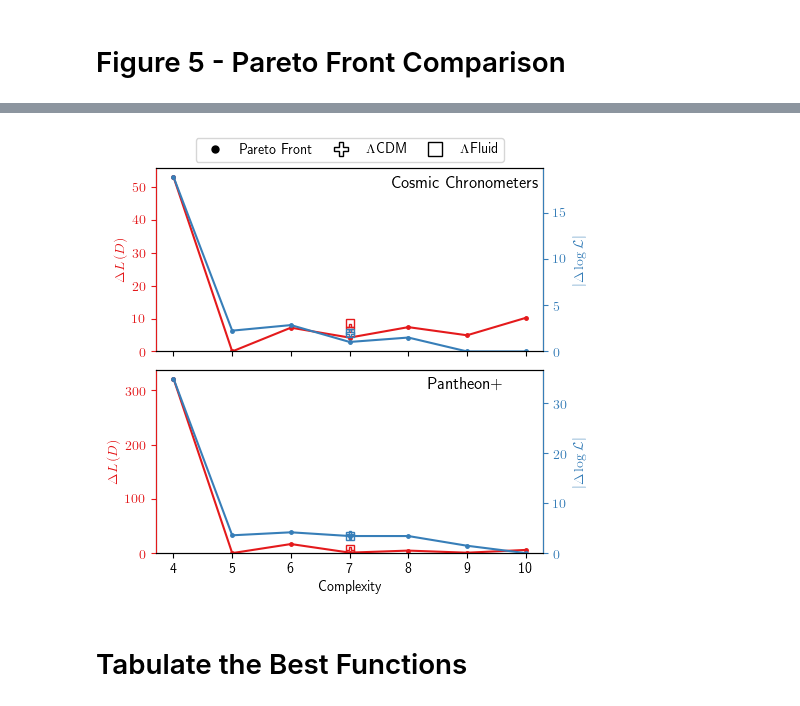
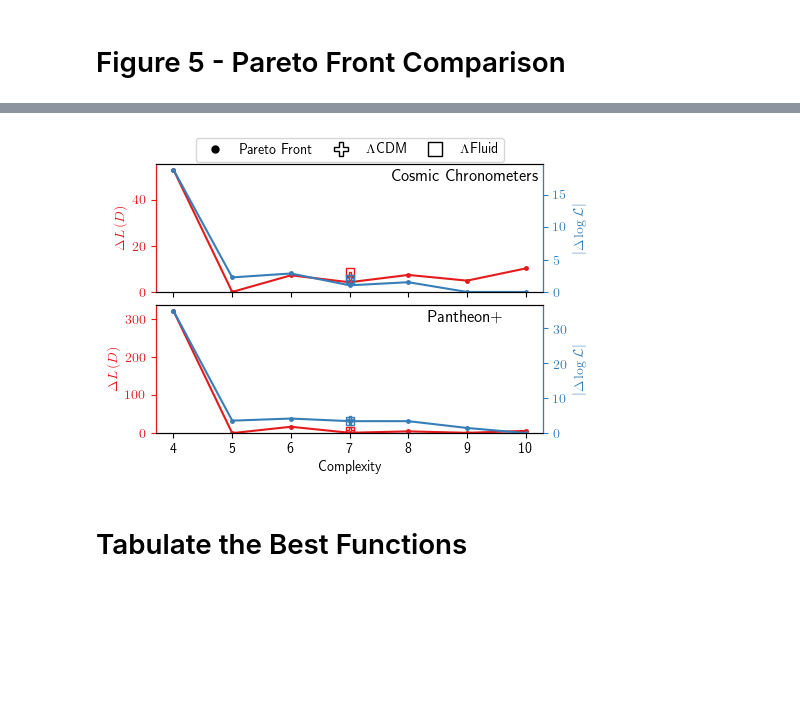
Before and after one commit to DeaglanBartlett/ESR, a Jupyter notebook: ESR/plotting/Paper1_Plots.ipynb, the cells around one changed output, grey strips where cells are left out. Cells and saved outputs as stored; diff of their text form; code cells hidden in the pictures; blank space fills up the shorter version.

```diff
--- a/ESR/plotting/Paper1_Plots.ipynb
+++ b/ESR/plotting/Paper1_Plots.ipynb
@@ -220,7 +220,7 @@ NameError: name 'rcParams' is not defined
 # %% [markdown]
 # Figure 2 - Number of functions vs Complexity
 # %%
-plot_unique = False # True
+plot_unique = True
 
 def file_len(fname):
     p = subprocess.Popen(['wc', '-l', fname], stdout=subprocess.PIPE,
@@ -261,7 +261,7 @@ print(nfun, '%.2e'%nfun)
 
 nfortab = 4
 
-fig, axs = plt.subplots(1, 1, figsize=(5,4))
+fig, axs = plt.subplots(1, 1, figsize=(5,3))
 axs = [axs]
 cm = plt.get_cmap('Set1')
 
@@ -328,7 +328,7 @@ fig.tight_layout()
 fig.subplots_adjust(hspace=0)
 
 leg = axs[int(np.floor(len(axs)/2))].legend(loc='upper center',
-                                            bbox_to_anchor=(0.5, 1.2),
+                                            bbox_to_anchor=(0.5, 1.27),
                                             ncol=nfortab+2,
                                             fancybox=True)
 lines = leg.get_lines()
@@ -535,7 +535,7 @@ all_all_compl = [np.arange(4, 11), np.arange(4, 11)]
 all_twocomp_eq = ['a0 + a1*pow(x,a2)', 'a0 + a1*pow(x,a2)']
 all_lcdm_eq = ['a0 + a1*x**3', 'a0 + a1*x**3']
 
-fig, axs1 = plt.subplots(2, 1, figsize=(5,5), sharex=True)
+fig, axs1 = plt.subplots(2, 1, figsize=(5,3.5), sharex=True)
 axs2 = [ax.twinx() for ax in axs1]
 cm = plt.get_cmap('Set1')
 all_var_idx = [0, 2]
@@ -675,7 +675,7 @@ for k in range(len(axs1)):
     axs1[k].set_ylim(0, None)
     axs2[k].set_ylim(0, None)
 
-    axs1[k].set_title(line_labels[k], x=0.80, y=0.85)
+    axs1[k].set_title(line_labels[k], x=0.80, y=0.80)
 
 legend_elements = [Line2D([0], [0], marker='.', color='k', label=r'Pareto Front',
                       markerfacecolor='k', markersize=10, lw=0),
@@ -685,7 +685,7 @@ legend_elements = [Line2D([0], [0], marker='.', color='k', label=r'Pareto Front'
                       markerfacecolor='k', markersize=10, lw=0, fillstyle='none')]
 axs1[0].legend(handles=legend_elements,
                loc='upper center',
-               bbox_to_anchor=(0.5, 1.2),
+               bbox_to_anchor=(0.5, 1.25),
                ncol=len(legend_elements),
                columnspacing=1)
 
@@ -709,12 +709,12 @@ Description length: 23.39979502770597
 
 Max number of parameters: 2
 
 ... (59 lines left out)
 7 3.4248999999999796
 8 3.421329999999898
 9 1.4788199999999279
 10 0.0
-[figure, old version]
+[figure, new version]
 # %% [markdown]
 # Tabulate the Best Functions
 # %%
```
Also changed, not shown: parts of 3 cells of this notebook, 4 other files.
